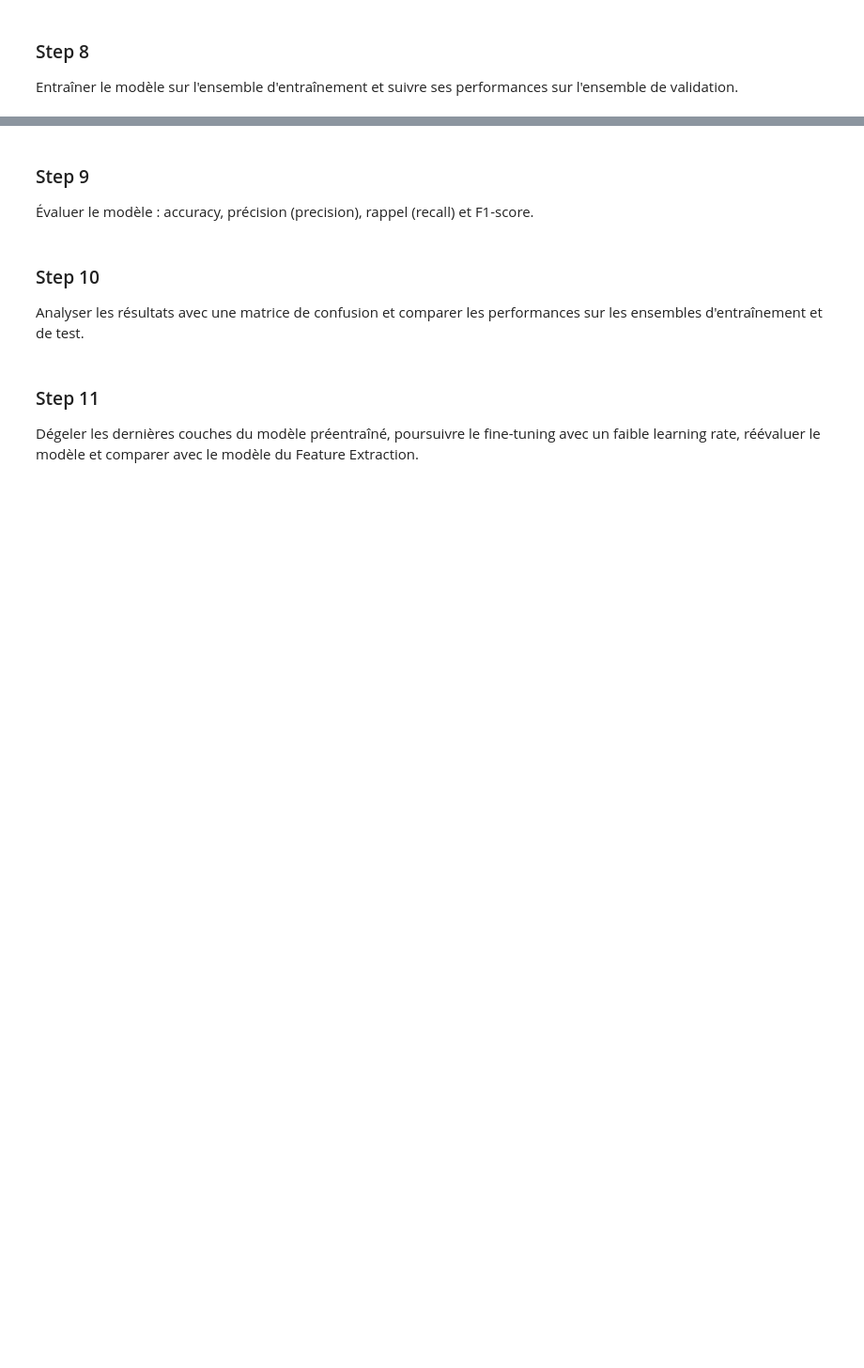
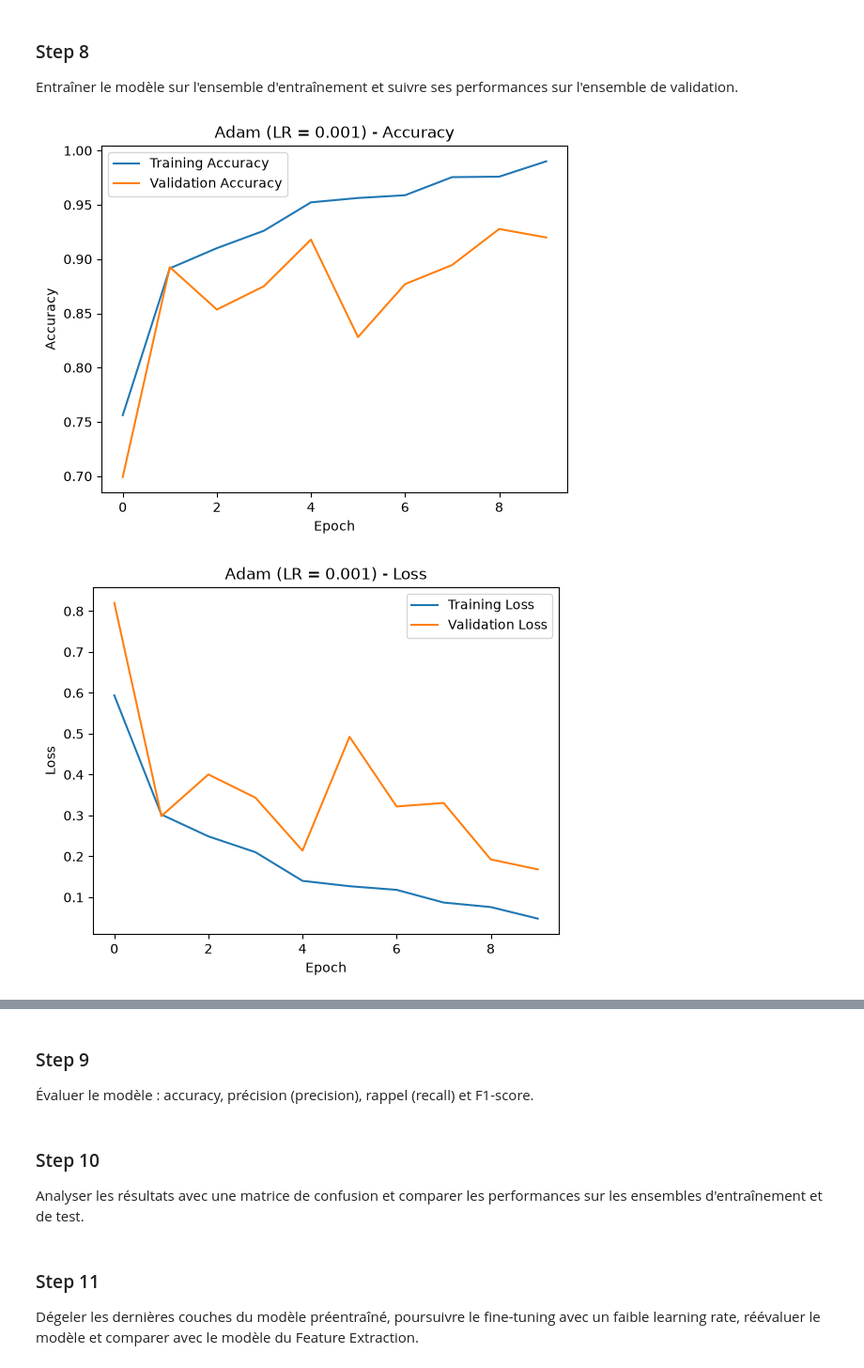
Before and after one commit to ElMehdiCherkaoui/Diagnostic-multimodal, a Jupyter notebook: notebook.ipynb, the cells around one changed output, grey strips where cells are left out. Shown at 94% size. Drawn from its saved outputs; the diff is of its cells as text; code cells hidden in the pictures; blank space fills up the shorter version.

```diff
--- a/notebook.ipynb
+++ b/notebook.ipynb
@@ -296,3 +360,61 @@ Déterminer les hyperparamètres d'entraînement : learning rate, fonction de pe
 ### Step 8
 
 Entraîner le modèle sur l'ensemble d'entraînement et suivre ses performances sur l'ensemble de validation.
+# %%
+import matplotlib.pyplot as plt
+
+# Experiment 1: Adam, learning rate = 0.001
+plt.plot(history.history["accuracy"], label="Training Accuracy")
+plt.plot(history.history["val_accuracy"], label="Validation Accuracy")
+plt.title("Adam (LR = 0.001) - Accuracy")
+plt.xlabel("Epoch")
+plt.ylabel("Accuracy")
+plt.legend()
+plt.show()
+
+plt.plot(history.history["loss"], label="Training Loss")
+plt.plot(history.history["val_loss"], label="Validation Loss")
+plt.title("Adam (LR = 0.001) - Loss")
+plt.xlabel("Epoch")
+plt.ylabel("Loss")
+plt.legend()
+plt.show()
+
+
+# Experiment 2: Adam, learning rate = 0.0001
+plt.plot(history_lr_0001.history["accuracy"], label="Training Accuracy")
+plt.plot(history_lr_0001.history["val_accuracy"], label="Validation Accuracy")
+plt.title("Adam (LR = 0.0001) - Accuracy")
+plt.xlabel("Epoch")
+plt.ylabel("Accuracy")
+plt.legend()
+plt.show()
+
+plt.plot(history_lr_0001.history["loss"], label="Training Loss")
+plt.plot(history_lr_0001.history["val_loss"], label="Validation Loss")
+plt.title("Adam (LR = 0.0001) - Loss")
+plt.xlabel("Epoch")
+plt.ylabel("Loss")
+plt.legend()
+plt.show()
+
+
+# Experiment 3: SGD, learning rate = 0.001
+plt.plot(history_sgd.history["accuracy"], label="Training Accuracy")
+plt.plot(history_sgd.history["val_accuracy"], label="Validation Accuracy")
+plt.title("SGD (LR = 0.001) - Accuracy")
+plt.xlabel("Epoch")
+plt.ylabel("Accuracy")
+plt.legend()
+plt.show()
+
+plt.plot(history_sgd.history["loss"], label="Training Loss")
+plt.plot(history_sgd.history["val_loss"], label="Validation Loss")
+plt.title("SGD (LR = 0.001) - Loss")
+plt.xlabel("Epoch")
+plt.ylabel("Loss")
+plt.legend()
+plt.show()
+# %% [output]
+[figure, added]
+[figure, added]
```
Also changed, not shown: parts of 5 cells of this notebook.
